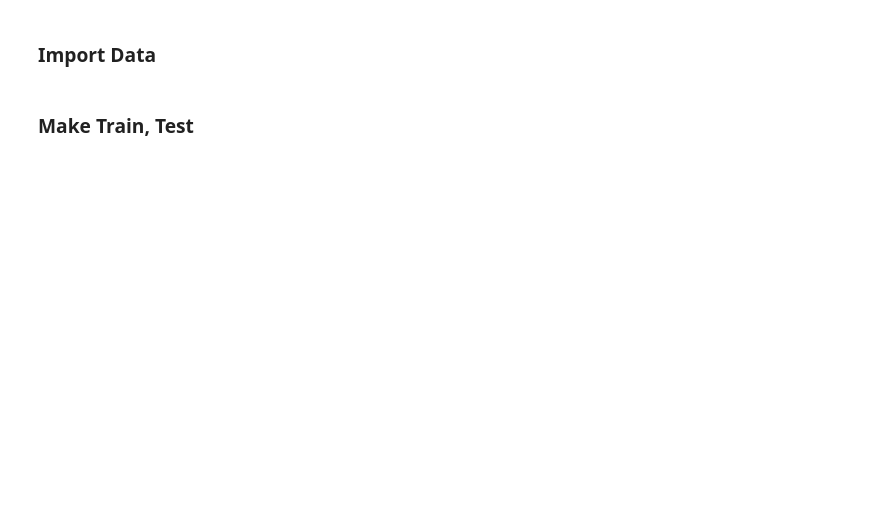
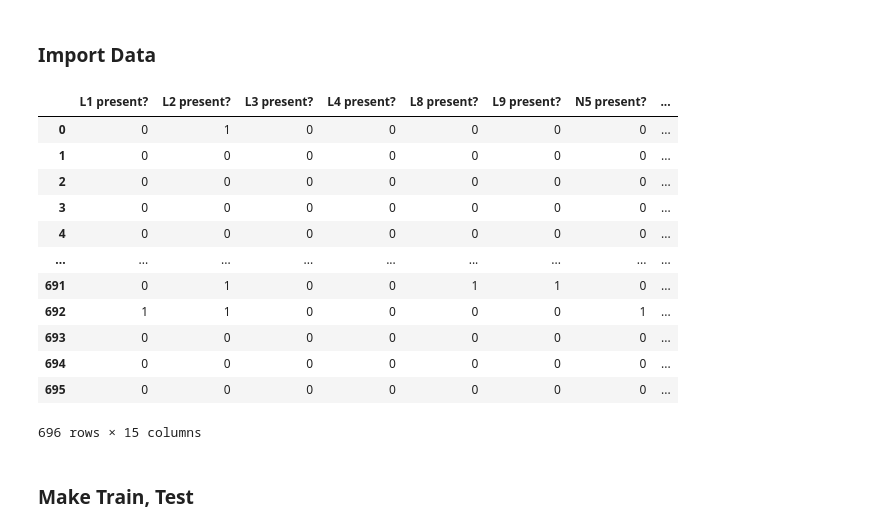
Before and after one commit to Capstone-Project-JYSF/Allard, a Jupyter notebook: models/RandomForest.ipynb, the cells around one changed output. Saved outputs shown, nothing was run; the diff lists cells and outputs as text; code cells hidden in the pictures; blank space fills up the shorter version.

```diff
--- a/models/RandomForest.ipynb
+++ b/models/RandomForest.ipynb
@@ -26,6 +26,22 @@ data = data.rename(columns={
     'Over how many months did the arrears accumulate? ':'Over how many months did the arrears accumulate?',
     'If the tenant made a payment on the arrears after the eviction notice was served and/or prior to the hearing, what was the amount of the payment? ':'Does the tenant made a payment on the arrears after the eviction notice',
     'What were the specific mental, medical, or physical conditions of the tenant, if any? ':'What were the specific mental, medical, or physical conditions of the tenant, if any?'})
+# %%
+data.loc[:,'L1 present?':]
+# %% [output]
+|  | L1 present? | L2 present? | L3 present? | L4 present? | L8 present? | L9 present? | N5 present? | ... |
+| 0 | 0 | 1 | 0 | 0 | 0 | 0 | 0 | ... |
+| 1 | 0 | 0 | 0 | 0 | 0 | 0 | 0 | ... |
+| 2 | 0 | 0 | 0 | 0 | 0 | 0 | 0 | ... |
+| 3 | 0 | 0 | 0 | 0 | 0 | 0 | 0 | ... |
+| 4 | 0 | 0 | 0 | 0 | 0 | 0 | 0 | ... |
+| ... | ... | ... | ... | ... | ... | ... | ... | ... |
+| 691 | 0 | 1 | 0 | 0 | 1 | 1 | 0 | ... |
+| 692 | 1 | 1 | 0 | 0 | 0 | 0 | 1 | ... |
+| 693 | 0 | 0 | 0 | 0 | 0 | 0 | 0 | ... |
+| 694 | 0 | 0 | 0 | 0 | 0 | 0 | 0 | ... |
+| 695 | 0 | 0 | 0 | 0 | 0 | 0 | 0 | ... |
+696 rows × 15 columns
 # %% [markdown]
 ### Make Train, Test
 # %%
```
Also changed, not shown: parts of 11 cells of this notebook.
